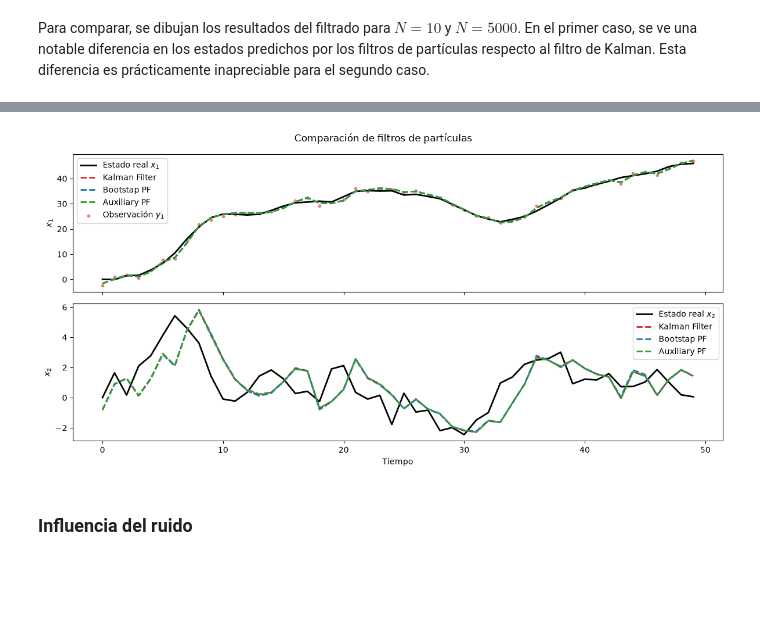
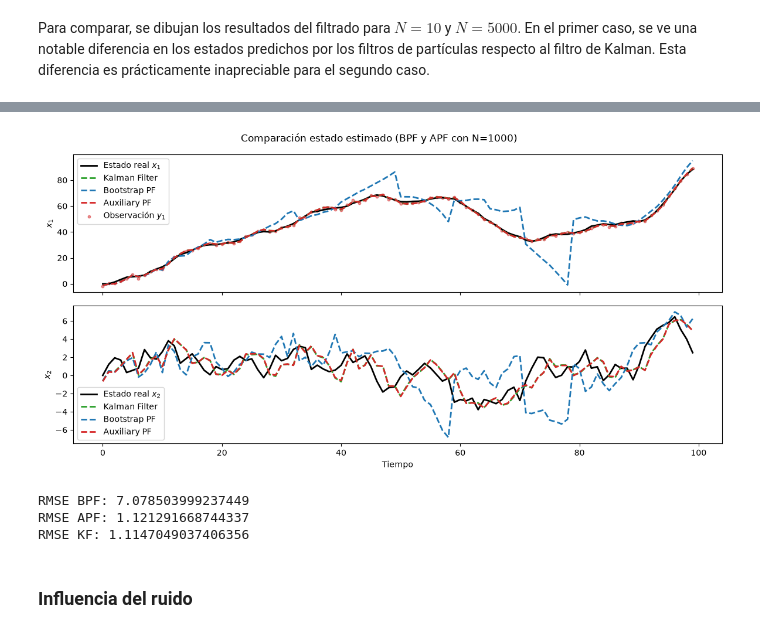
Before and after one commit to jamaja01/Particle_filter, a Jupyter notebook: demos/LinealExamples/linear_examples.ipynb, the cells around one changed output, grey strips where cells are left out. Drawn from its saved outputs; the diff is of its cells as text; code cells hidden in the pictures; blank space fills up the shorter version.

```diff
--- a/demos/linear_examples.ipynb
+++ b/demos/LinealExamples/linear_examples.ipynb
@@ -179 +237,9 @@ est_kf = kf.run_filter(y_obs)
+# %%
+with open ("results_10simulations_no_resampling.pkl", "rb") as file:
+
+    results = pickle.load(file)
+
+results_bpf = results["Bootstrap"]
+results_apf = results["Auxiliary"]
+results_kf = results["Kalman"]
 # %%
@@ -211,0 +369,7 @@ plt.show()
+# %%
+with open("results_10simulations_resampling.pkl", "rb") as file:
+
+    results = pickle.load(file)
+
+results_bpf_resampling = results["Bootstrap"]
+results_apf_resampling = results["Auxiliary"]
@@ -232,13 +475,26 @@ plot_results(x_true, y_obs, estimates)
 # %%
+n=1000
+i=5
+
 estimates = {
-    "Kalman Filter": est_kf["estimates"],
-    "Bootstap PF": bpf_results["estimates"][-1],
-    "Auxiliary PF": apf_results["estimates"][-1]
+    "Kalman Filter": results_kf[i]["results"]["estimates"],
+    "Bootstrap PF": results_bpf[n][i]["results"]["estimates"],
+    "Auxiliary PF": results_apf[n][i]["results"]["estimates"]
 }
 
-plot_results(x_true, y_obs, estimates)
+x_true = results_bpf[n][i]["x_true"]
+y_obs = results_bpf[n][i]["y_obs"]
+
+plot_results(x_true, y_obs, estimates, "Tiempo", "Comparación estado estimado (BPF y APF con N=1000)")
+
+print(f"RMSE BPF: {RMSE(x_true, results_bpf[n][i]["results"]["estimates"])}")
+print(f"RMSE APF: {RMSE(x_true, results_apf[n][i]["results"]["estimates"])}")
+print(f"RMSE KF: {RMSE(x_true, results_kf[i]["results"]["estimates"])}")
 # %% [output]
-[figure, old version]
+[figure, new version]
+RMSE BPF: 7.078503999237449
+RMSE APF: 1.121291668744337
+RMSE KF: 1.1147049037406356
 # %% [markdown]
 ### Influencia del ruido
 # %% [markdown]
```
Also changed, not shown: parts of 23 cells of this notebook, 48 other files.
